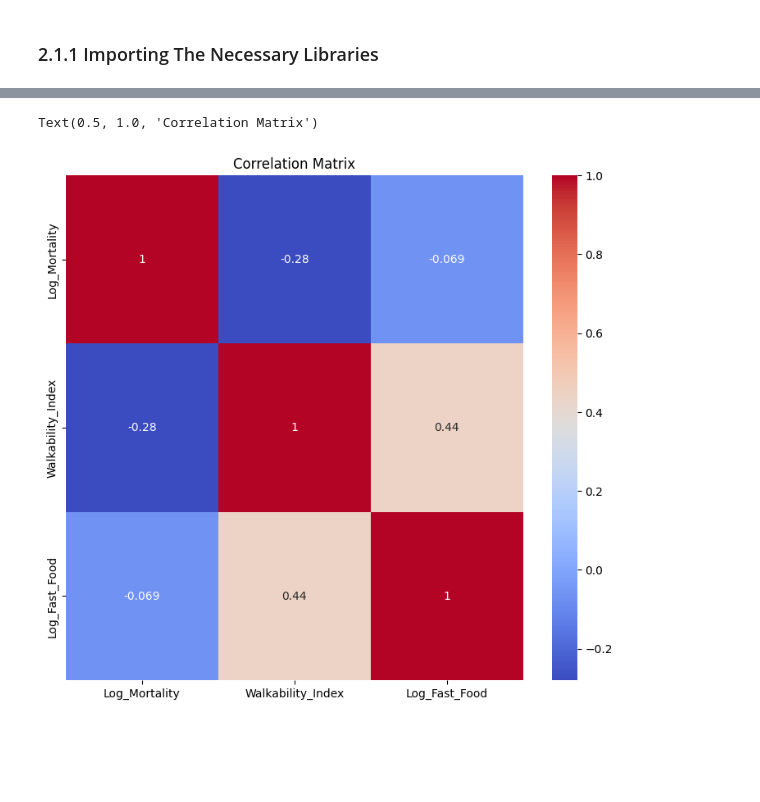
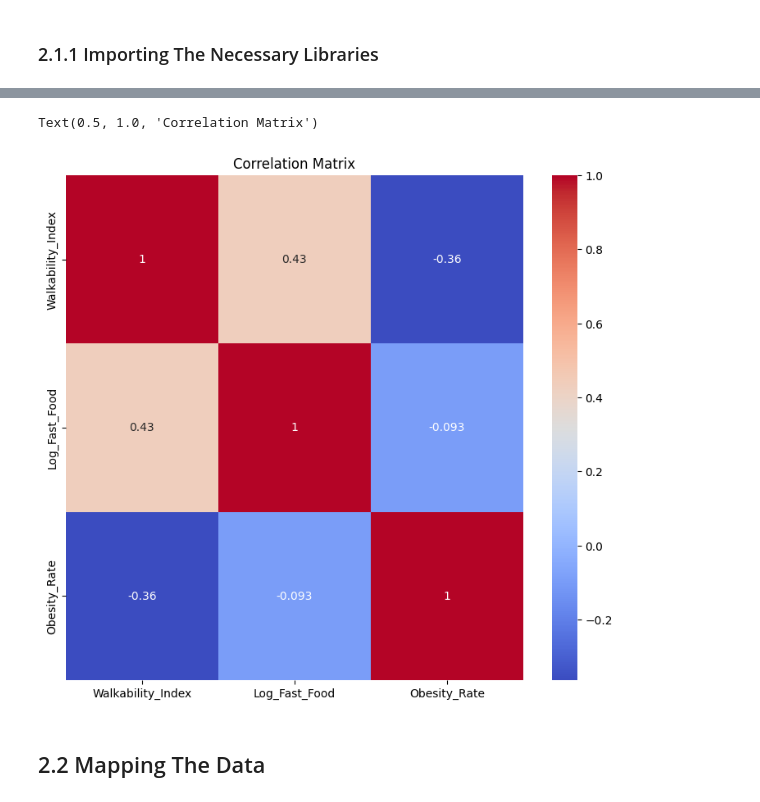
Before and after one commit to gencere757/ARDA-GENCER-DSA210-TERM-PROJECT, a Jupyter notebook: DSA210_Code.ipynb, the cells around one changed output, grey strips where cells are left out. Cells and saved outputs as stored; diff of their text form; code cells hidden in the pictures; blank space fills up the shorter version.

```diff
--- a/DSA210_Code.ipynb
+++ b/DSA210_Code.ipynb
@@ -32,0 +12,5 @@ hdDF_cleaned
+# %%
+foodDF = pd.read_csv('StateAndCountyData.csv')
+obesityDF = foodDF[foodDF['Variable_Code'] == "PCT_OBESE_ADULTS22"]
+obesityDF = obesityDF[obesityDF['Value']>0].copy()
+obesityDF
@@ -76,9 +73,6 @@ restaurantDF
 # %% [markdown]
 ## 1.5 Combining  The Data Into A Single Data Frame
 # %%
-hdSubset = hdDF_cleaned[['LocationID', 'LocationDesc', 'Data_Value', 'Log_Mortality']].copy()
-hdSubset = hdSubset.rename(columns={'LocationID': 'FIPS', 'Data_Value' :'Mortality Rate'})
-
 walkSubset = walkDF[['GEOID10', 'NatWalkInd']].copy()
 walkSubset = walkSubset.rename(columns={
     'GEOID10': 'FIPS',
@@ -91,9 +85,13 @@ restSubset = restSubset.rename(columns={
     'Log_Transformed_Restaurants': 'Log_Fast_Food'
 })
 
-combinedDF = hdSubset.merge(walkSubset, on='FIPS', how='inner') \
+obeseSubset = obesityDF[['FIPS', 'Value']].copy()
+obeseSubset = obeseSubset.rename(columns={
+    'Value': 'Obesity_Rate'
+})
+
+combinedDF = walkSubset.merge(obeseSubset, on='FIPS', how='inner') \
                        .merge(restSubset, on='FIPS', how='inner')
-
 combinedDF = combinedDF.dropna()
 combinedDF
 # %% [output]
@@ -183,7 +187,9 @@ plt.show()
 # %%
 plt.figure(figsize=(9, 8))
-sns.heatmap(combinedDF[['Log_Mortality', 'Walkability_Index', 'Log_Fast_Food']].corr(), annot=True, cmap='coolwarm')
+sns.heatmap(combinedDF[['Walkability_Index', 'Log_Fast_Food', 'Obesity_Rate']].corr(), annot=True, cmap='coolwarm')
 plt.title('Correlation Matrix')
 # %% [output]
 Text(0.5, 1.0, 'Correlation Matrix')
-[figure, old version]
+[figure, new version]
+# %% [markdown]
+## 2.2 Mapping The Data
```
Also changed, not shown: parts of 20 cells of this notebook.
